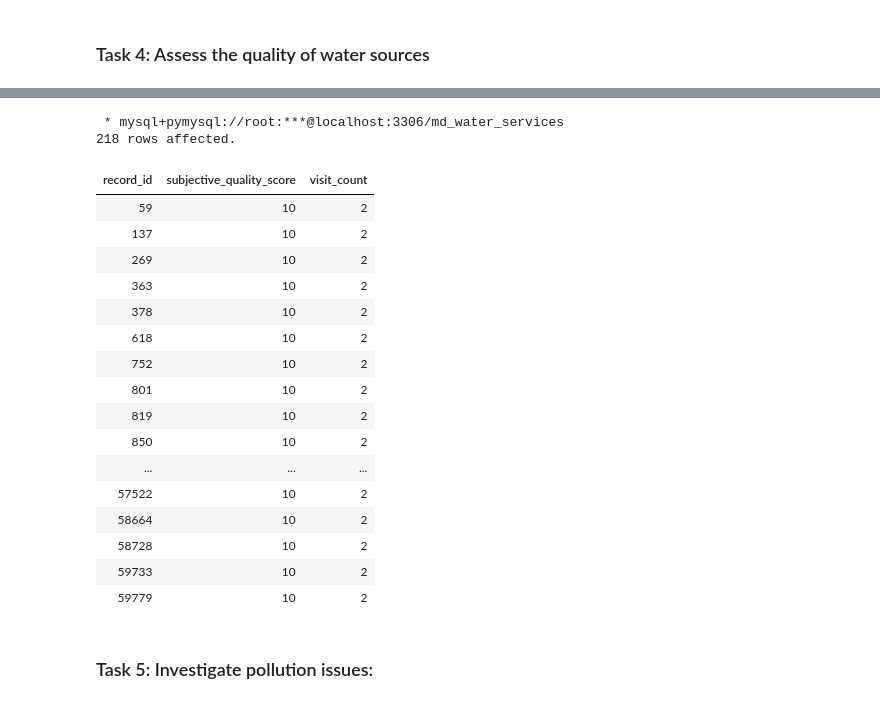
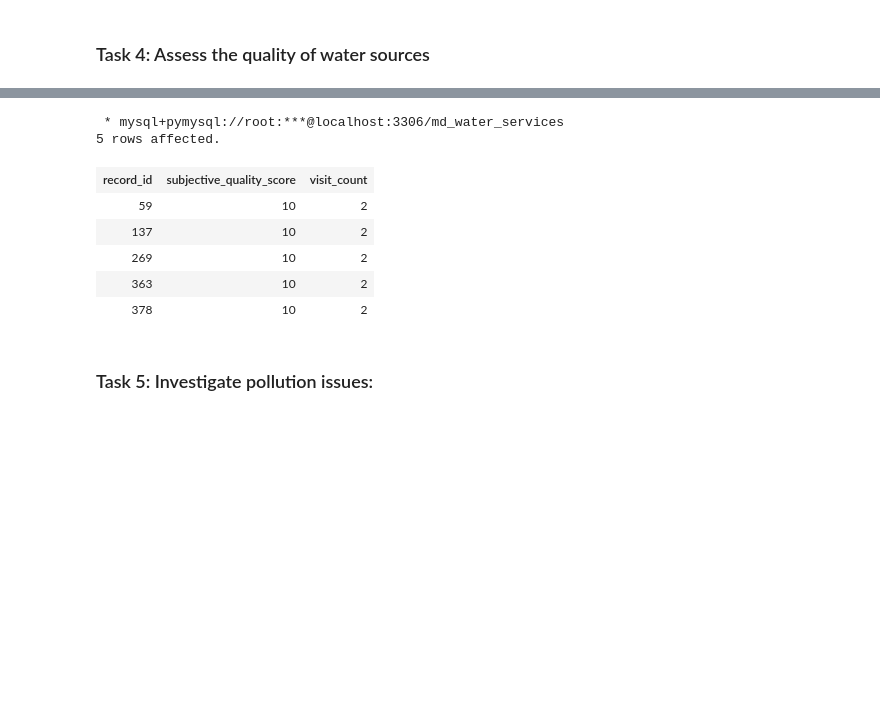
Before and after one commit to collins-kimotho/Maji_Ndogo, a Jupyter notebook: Maji_Ndogo.ipynb, the cells around one changed output, grey strips where cells are left out. Saved outputs shown, nothing was run; the diff lists cells and outputs as text; code cells hidden in the pictures; blank space fills up the shorter version.

```diff
--- a/Maji_Ndogo.ipynb
+++ b/Maji_Ndogo.ipynb
@@ -146,29 +141,19 @@ LIMIT 5;
 # %%
 %%sql
 
 SELECT *
 FROM water_quality
 WHERE subjective_quality_score = 10 AND visit_count = 2
+LIMIT 5;
 # %% [output]
  * mysql+pymysql://root:***@localhost:3306/md_water_services
-218 rows affected.
+5 rows affected.
 | record_id | subjective_quality_score | visit_count |
 | 59 | 10 | 2 |
 | 137 | 10 | 2 |
 | 269 | 10 | 2 |
 | 363 | 10 | 2 |
 | 378 | 10 | 2 |
-| 618 | 10 | 2 |
-| 752 | 10 | 2 |
-| 801 | 10 | 2 |
-| 819 | 10 | 2 |
-| 850 | 10 | 2 |
-| ... | ... | ... |
-| 57522 | 10 | 2 |
-| 58664 | 10 | 2 |
-| 58728 | 10 | 2 |
-| 59733 | 10 | 2 |
-| 59779 | 10 | 2 |
 # %% [markdown]
 ### Task 5: Investigate pollution issues:
 # %%
```
Also changed, not shown: parts of 39 cells of this notebook.
